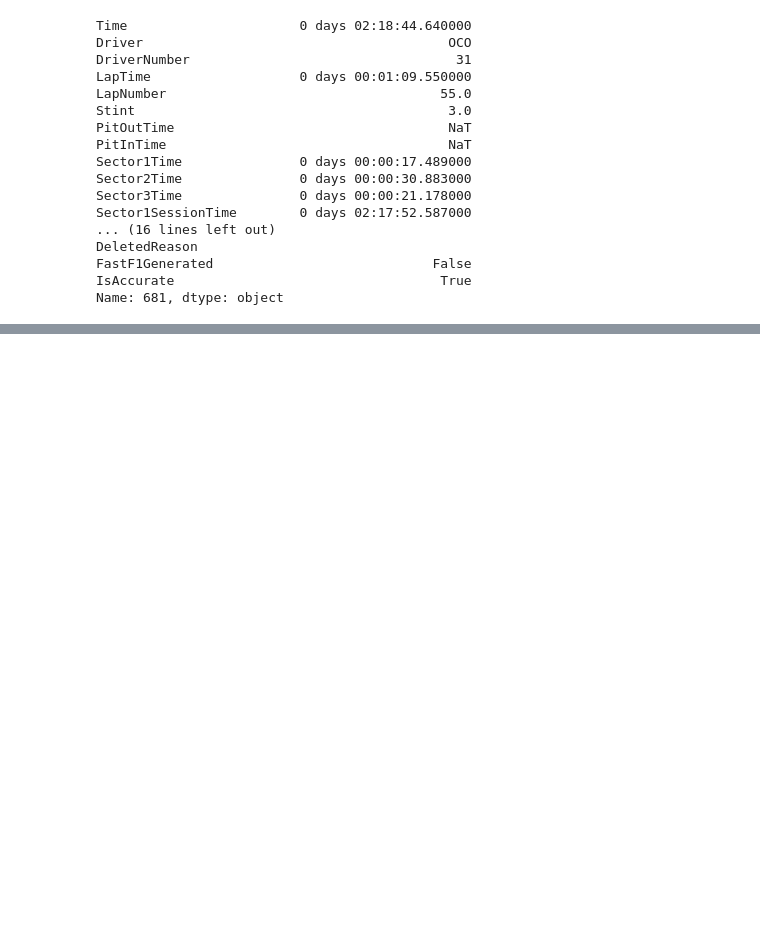
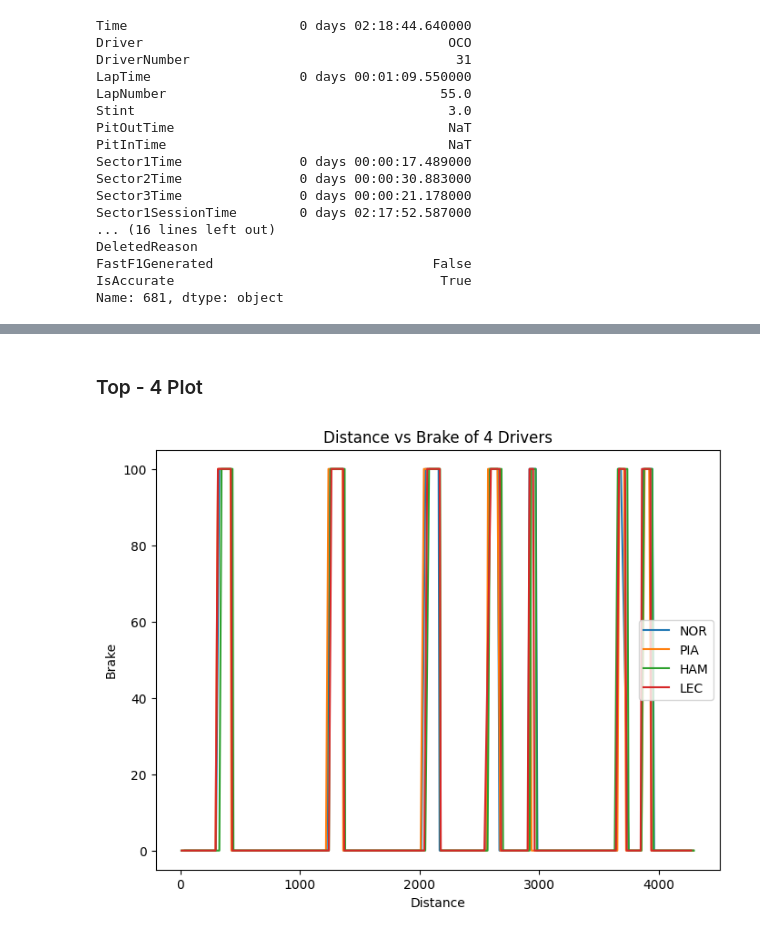
Before and after one commit to Mohandas-KJ/Slipstream-F1, a Jupyter notebook: 2026_Austria_GP/notebooks/02_telemetry_analysis.ipynb, the cells around one changed output, grey strips where cells are left out. Saved outputs shown, nothing was run; the diff lists cells and outputs as text; code cells hidden in the pictures; blank space fills up the shorter version.

```diff
--- a/2026_Austria_GP/notebooks/02_telemetry_analysis.ipynb
+++ b/2026_Austria_GP/notebooks/02_telemetry_analysis.ipynb
@@ -111,0 +156,6 @@ fast_sum
+# %% [markdown]
+### Top - 4 Plot
+# %%
+slplot.plot_dist_brake([nor_tel,pia_tel,ham_tel,lec_tel],["NOR","PIA","HAM","LEC"])
+# %% [output]
+[figure, added]
```
Also changed, not shown: parts of 13 cells of this notebook, 2 other files.
